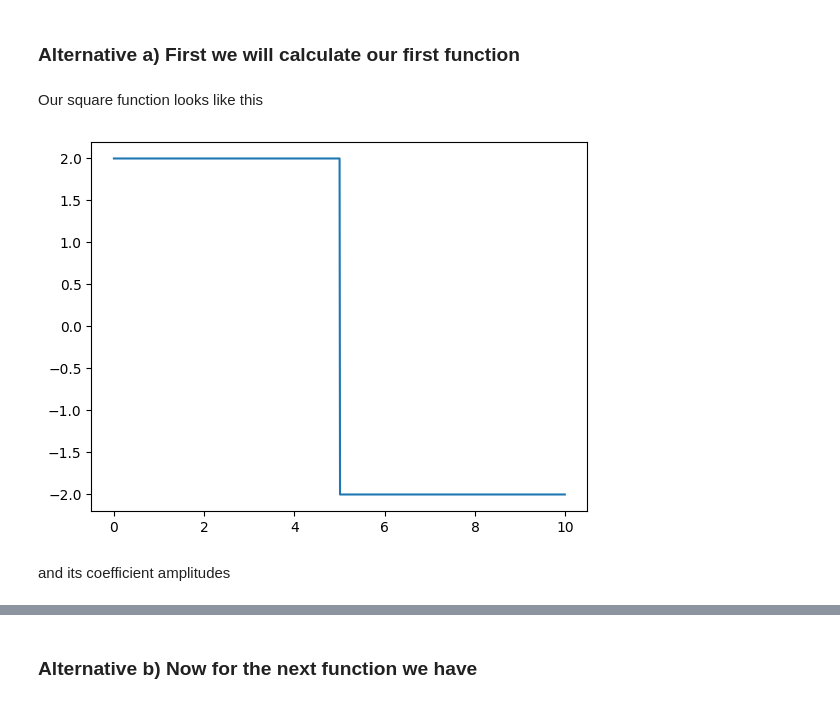
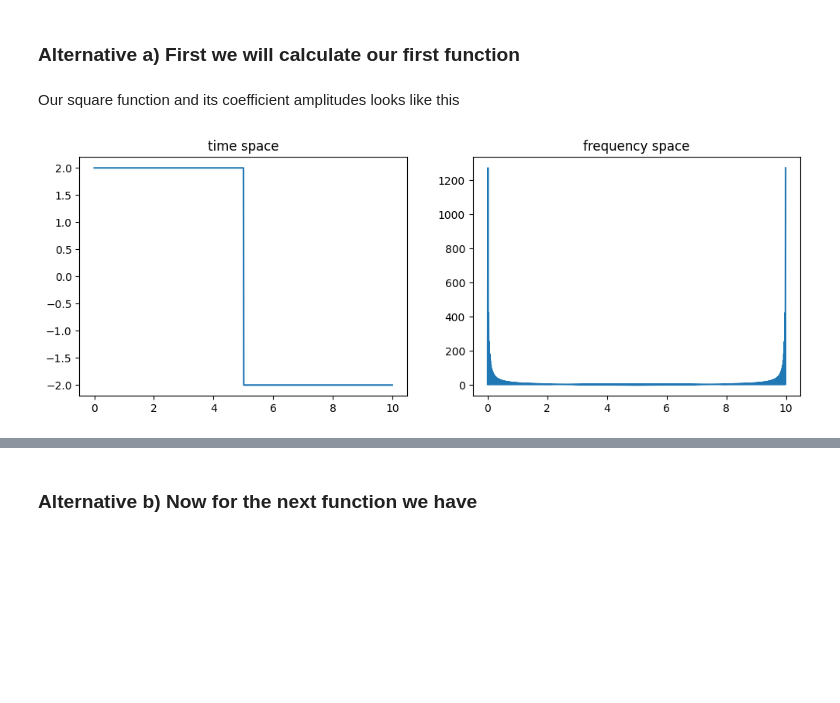
Before and after one commit to physerikc/computational-physics-II, a Jupyter notebook: list1 - fourier transform.ipynb, the cells around one changed output, grey strips where cells are left out. Cells and saved outputs as stored; diff of their text form; code cells hidden in the pictures; blank space fills up the shorter version.

```diff
--- a/list1 - fourier transform.ipynb
+++ b/list1 - fourier transform.ipynb
@@ -38,11 +38,16 @@ y = []
 for k in tpoints:
     y.append(square(k, L))
 # %% [markdown]
-Our square function looks like this
+Our square function and its coefficient amplitudes looks like this
 # %%
-plt.plot(tpoints, y)
+fig, axsa = subplots(1, 2, figsize=(12, 4))
+
+axsa[0].plot(tpoints, y)
+axsa[0].set_title('time space')
+
+axsa[1].plot(tpoints, abs(cka))
+axsa[1].set_title('frequency space')
+
 plt.show()
 # %% [output]
-[figure, old version]
+[figure, new version]
-# %% [markdown]
-and its coefficient amplitudes
```
Also changed, not shown: parts of 12 cells of this notebook.
